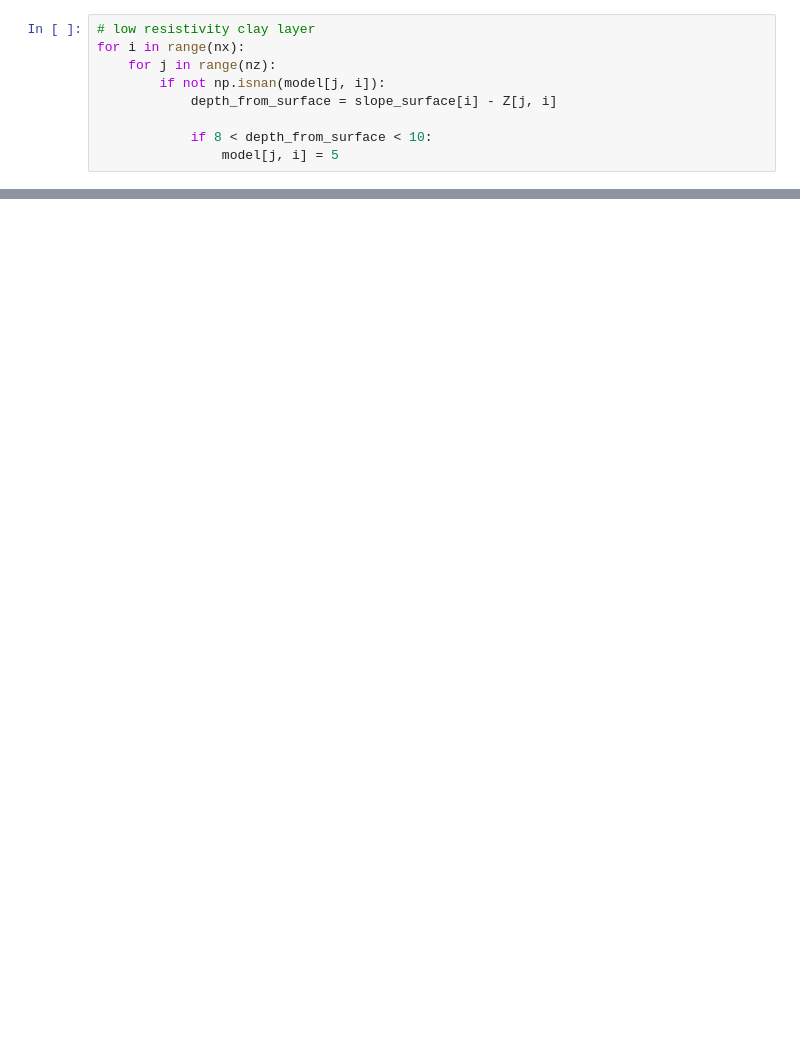
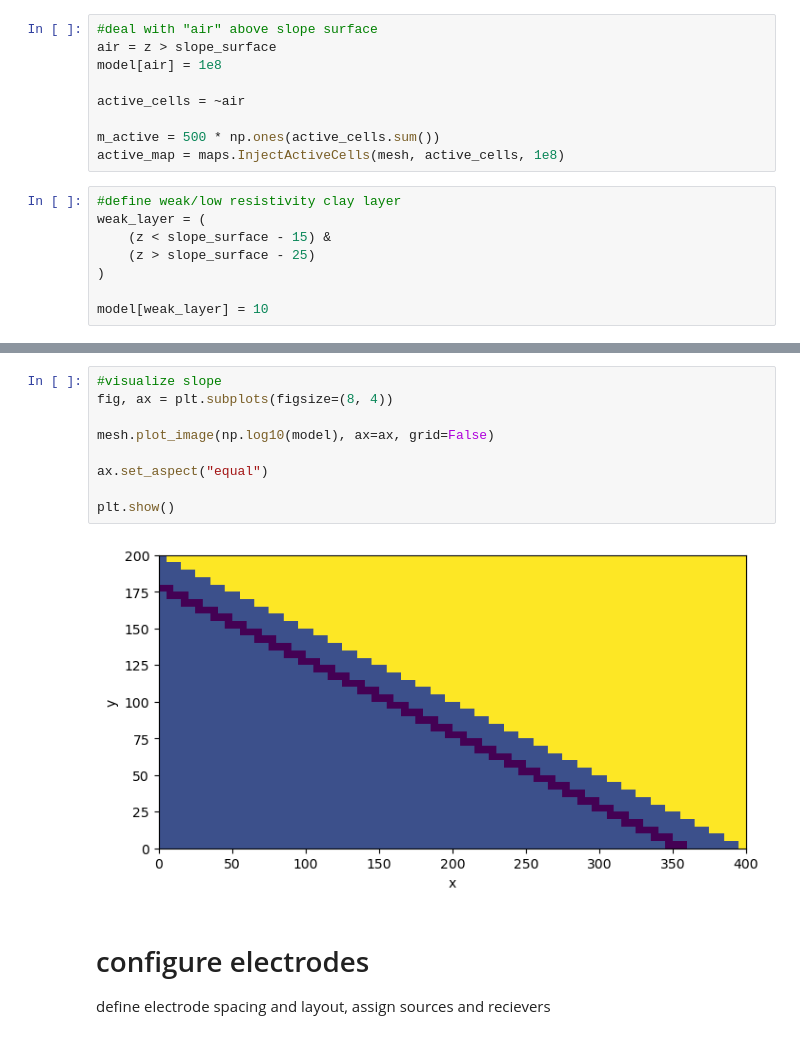
Before and after one commit to clareburnley/eosc-556-course-project, a Jupyter notebook: final-project.ipynb, the cells around one changed output, grey strips where cells are left out. Saved outputs shown, nothing was run; the diff lists cells and outputs as text; blank space fills up the shorter version.

```diff
--- a/final-project.ipynb
+++ b/final-project.ipynb
@@ -22,9 +55,17 @@ for i in range(nx):
+# %%
+#deal with "air" above slope surface
+air = z > slope_surface
+model[air] = 1e8
+
+active_cells = ~air
+
+m_active = 500 * np.ones(active_cells.sum())
+active_map = maps.InjectActiveCells(mesh, active_cells, 1e8)
 # %%
-# low resistivity clay layer
-for i in range(nx):
-    for j in range(nz):
-        if not np.isnan(model[j, i]):
-            depth_from_surface = slope_surface[i] - Z[j, i]
+#define weak/low resistivity clay layer
+weak_layer = (
+    (z < slope_surface - 15) &
+    (z > slope_surface - 25)
+)
 
-            if 8 < depth_from_surface < 10:
-                model[j, i] = 5
+model[weak_layer] = 10
@@ -44,0 +81,14 @@ plt.show()
+# %%
+#visualize slope
+fig, ax = plt.subplots(figsize=(8, 4))
+
+mesh.plot_image(np.log10(model), ax=ax, grid=False)
+
+ax.set_aspect("equal")
+
+plt.show()
+# %% [output]
+[figure, added]
+# %% [markdown]
+# configure electrodes
+define electrode spacing and layout, assign sources and recievers
```
Also changed, not shown: parts of 15 cells of this notebook.
